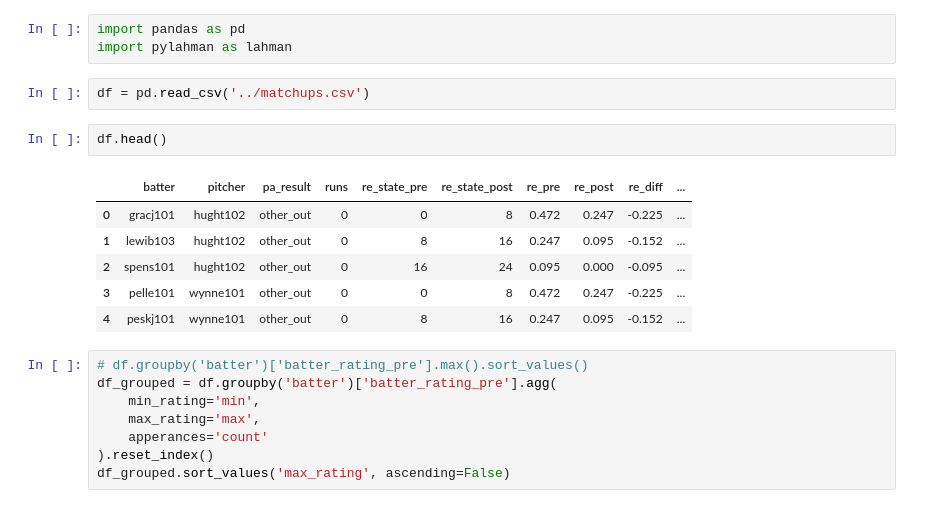
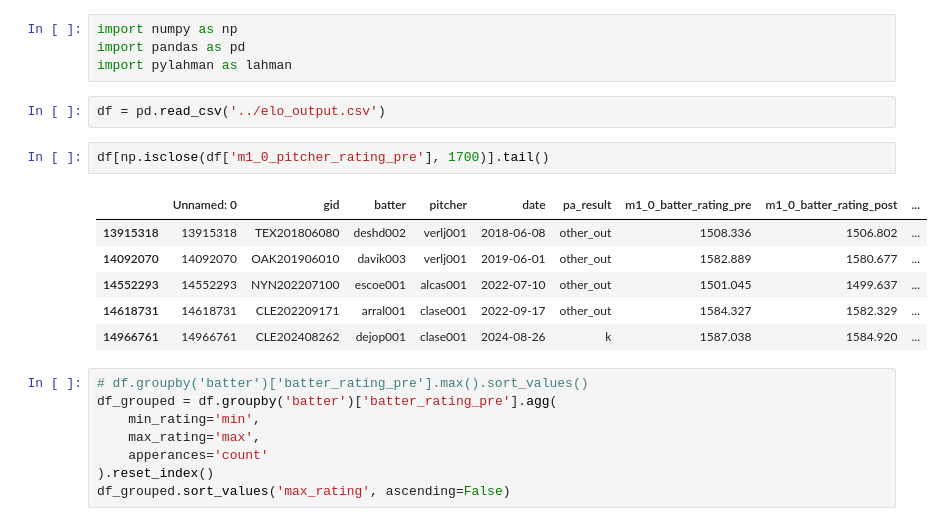
Before and after one commit to zakpayne8283/BaseballELO, a Jupyter notebook: notebooks/output_exploration.ipynb, the cells around one changed output. Cells and saved outputs as stored; diff of their text form.

```diff
--- a/notebooks/output_exploration.ipynb
+++ b/notebooks/output_exploration.ipynb
@@ -1,17 +1,18 @@
 # %%
+import numpy as np
 import pandas as pd
 import pylahman as lahman
 # %%
-df = pd.read_csv('../matchups.csv')
+df = pd.read_csv('../elo_output.csv')
 # %%
-df.head()
+df[np.isclose(df['m1_0_pitcher_rating_pre'], 1700)].tail()
 # %% [output]
-|  | batter | pitcher | pa_result | runs | re_state_pre | re_state_post | re_pre | re_post | re_diff | ... |
-| 0 | gracj101 | hught102 | other_out | 0 | 0 | 8 | 0.472 | 0.247 | -0.225 | ... |
-| 1 | lewib103 | hught102 | other_out | 0 | 8 | 16 | 0.247 | 0.095 | -0.152 | ... |
-| 2 | spens101 | hught102 | other_out | 0 | 16 | 24 | 0.095 | 0.000 | -0.095 | ... |
-| 3 | pelle101 | wynne101 | other_out | 0 | 0 | 8 | 0.472 | 0.247 | -0.225 | ... |
-| 4 | peskj101 | wynne101 | other_out | 0 | 8 | 16 | 0.247 | 0.095 | -0.152 | ... |
+|  | Unnamed: 0 | gid | batter | pitcher | date | pa_result | m1_0_batter_rating_pre | m1_0_batter_rating_post | ... |
+| 13915318 | 13915318 | TEX201806080 | deshd002 | verlj001 | 2018-06-08 | other_out | 1508.336 | 1506.802 | ... |
+| 14092070 | 14092070 | OAK201906010 | davik003 | verlj001 | 2019-06-01 | other_out | 1582.889 | 1580.677 | ... |
+| 14552293 | 14552293 | NYN202207100 | escoe001 | alcas001 | 2022-07-10 | other_out | 1501.045 | 1499.637 | ... |
+| 14618731 | 14618731 | CLE202209171 | arral001 | clase001 | 2022-09-17 | other_out | 1584.327 | 1582.329 | ... |
+| 14966761 | 14966761 | CLE202408262 | dejop001 | clase001 | 2024-08-26 | k | 1587.038 | 1584.920 | ... |
 # %%
 # df.groupby('batter')['batter_rating_pre'].max().sort_values()
 df_grouped = df.groupby('batter')['batter_rating_pre'].agg(
```
Also changed, not shown: 3 other files.
